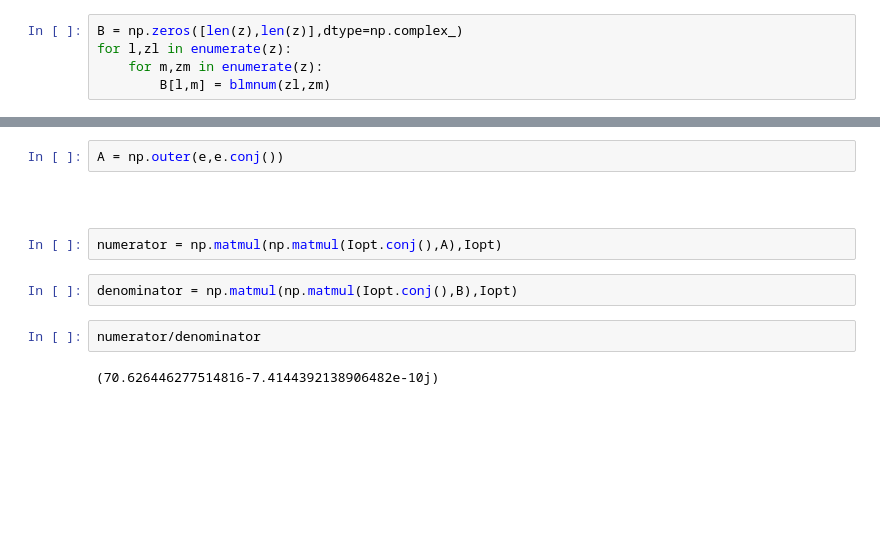
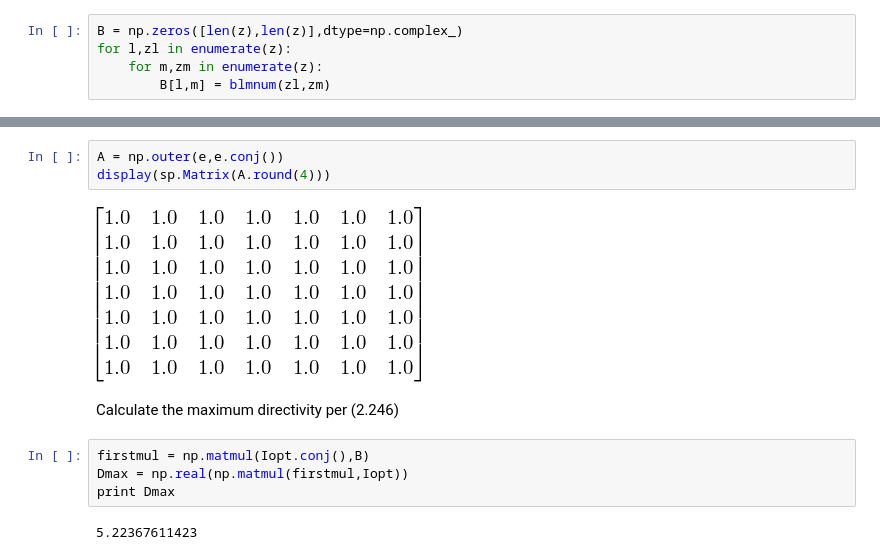
Before and after one commit to danzimmerman/notebooks, a Jupyter notebook: Optimum Directivity.ipynb, the cells around one changed output, grey strips where cells are left out. Drawn from its saved outputs; the diff is of its cells as text; blank space fills up the shorter version.

```diff
--- a/Optimum Directivity.ipynb
+++ b/Optimum Directivity.ipynb
@@ -57,12 +172,13 @@ I8: 0.015A phase: 40.66
 # %%
 A = np.outer(e,e.conj())
+display(sp.Matrix(A.round(4)))
+# %% [output]
+[figure, added]
-# %% [markdown]
-######
-# %%
-numerator = np.matmul(np.matmul(Iopt.conj(),A),Iopt)
+# %% [markdown]
+Calculate the maximum directivity per (2.246)
 # %%
-denominator = np.matmul(np.matmul(Iopt.conj(),B),Iopt)
+firstmul = np.matmul(Iopt.conj(),B)
+Dmax = np.real(np.matmul(firstmul,Iopt))
+print Dmax
+# %% [output]
+5.22367611423
-# %%
-numerator/denominator
-# %% [output]
-(70.626446277514816-7.4144392138906482e-10j)
```
Also changed, not shown: parts of 33 cells of this notebook.
